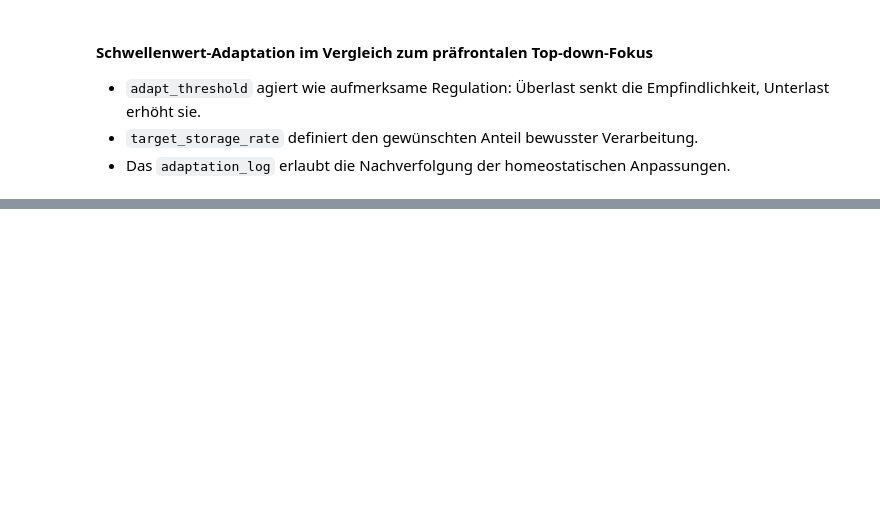
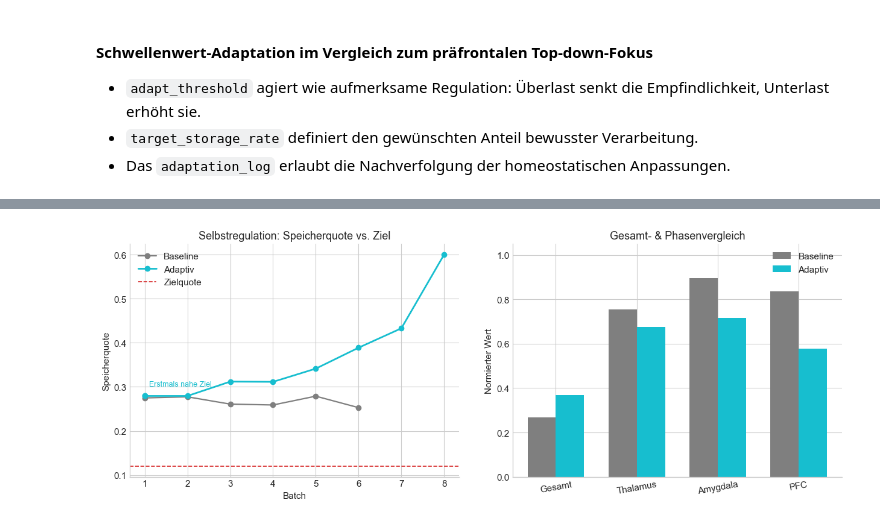
Before and after one commit to Keiko-Evolutio/keiko-memoria-viva, a Jupyter notebook: selective_memory_filtering/selective_memory_filtering.ipynb, the cells around one changed output, grey strips where cells are left out. Saved outputs shown, nothing was run; the diff lists cells and outputs as text; code cells hidden in the pictures; blank space fills up the shorter version.

```diff
--- a/selective_memory_filtering/selective_memory_filtering.ipynb
+++ b/selective_memory_filtering/selective_memory_filtering.ipynb
@@ -337,6 +509,7 @@ class AdaptiveMemoryFilter(BiologicalMemoryFilter):
                 "current_rate": rate,
                 "target_rate": self.target_storage_rate,
                 "new_threshold": self.attention_threshold,
+                "delta": delta,
             }
         )
 
@@ -498,0 +1042,91 @@ Batch 6: stored=17/2000 (0.9%)  -> new threshold=0.743
+# %%
+# Vergleich der Selbstregulation: Speicherquoten und Phasenbilanz
+baseline_numbers = np.arange(1, len(baseline_batch_history) + 1)
+baseline_rates = [entry["storage_rate"] for entry in baseline_batch_history]
+adaptive_numbers = np.arange(1, len(adaptive_batch_history) + 1)
+adaptive_rates = [entry["storage_rate"] for entry in adaptive_batch_history]
+target_rate = adaptive.target_storage_rate
+
+fig, axes = plt.subplots(1, 2, figsize=(12.6, 4.8))
+
+ax_left = axes[0]
+ax_left.plot(
+    baseline_numbers,
+    baseline_rates,
+    marker="o",
+    color=PLOT_COLORS["baseline"],
+    linewidth=1.6,
+    label="Baseline",
+)
+ax_left.plot(
+    adaptive_numbers,
+    adaptive_rates,
+    marker="o",
+    color=PLOT_COLORS["adaptiv"],
+    linewidth=2.0,
+    label="Adaptiv",
+)
+ax_left.axhline(
+    target_rate,
+    color=PLOT_COLORS["biologisch"],
+    linestyle="--",
+    linewidth=1.2,
+    label="Zielquote",
+)
+if adaptive_rates:
+    closest_idx = min(range(len(adaptive_rates)), key=lambda i: abs(adaptive_rates[i] - target_rate))
+    ax_left.scatter(
+        adaptive_numbers[closest_idx],
+        adaptive_rates[closest_idx],
+        color=PLOT_COLORS["adaptiv"],
+        zorder=5,
+    )
+    ax_left.annotate(
+        "Erstmals nahe Ziel",
+        xy=(adaptive_numbers[closest_idx], adaptive_rates[closest_idx]),
+        xytext=(5, 12),
+        textcoords="offset points",
+        fontsize=9,
+        color=PLOT_COLORS["adaptiv"],
+    )
+ax_left.set_xlabel("Batch")
+ax_left.set_ylabel("Speicherquote")
+ax_left.set_title("Selbstregulation: Speicherquote vs. Ziel")
+ax_left.legend(frameon=False)
+
+# Phasenvergleich Baseline vs. Adaptiv
+baseline_stats = baseline_filter.get_statistics()
+adaptive_stats = adaptive.get_statistics()
+baseline_total = baseline_stats.get("storage_rate", 0.0)
+adaptive_total = adaptive_stats.get("storage_rate", 0.0)
+baseline_phase_means = baseline_batch_history[-1]["phase_summary"]["stored"]["means"]
+adaptive_phase_means = adaptive_batch_history[-1]["phase_summary"]["stored"]["means"]
+labels = ["Gesamt", "Thalamus", "Amygdala", "PFC"]
+baseline_values = [
+    baseline_total,
+    baseline_phase_means.get("saliency", 0.0),
+    baseline_phase_means.get("negativity", 0.0),
+    baseline_phase_means.get("temporal_relevance", 0.0),
+]
+adaptive_values = [
+    adaptive_total,
+    adaptive_phase_means.get("saliency", 0.0),
+    adaptive_phase_means.get("negativity", 0.0),
+    adaptive_phase_means.get("temporal_relevance", 0.0),
+]
+ax_right = axes[1]
+x = np.arange(len(labels))
+width = 0.35
+ax_right.bar(x - width / 2, baseline_values, width, color=PLOT_COLORS["baseline"], label="Baseline")
+ax_right.bar(x + width / 2, adaptive_values, width, color=PLOT_COLORS["adaptiv"], label="Adaptiv")
+ax_right.set_xticks(x)
+ax_right.set_xticklabels(labels, rotation=10)
+ax_right.set_ylim(0, 1.05)
+ax_right.set_ylabel("Normierter Wert")
+ax_right.set_title("Gesamt- & Phasenvergleich")
+ax_right.legend(frameon=False)
+
+fig.tight_layout(w_pad=2.8)
+plt.show()
+# %% [output]
+[figure, added]
```
Also changed, not shown: parts of 23 cells of this notebook.
